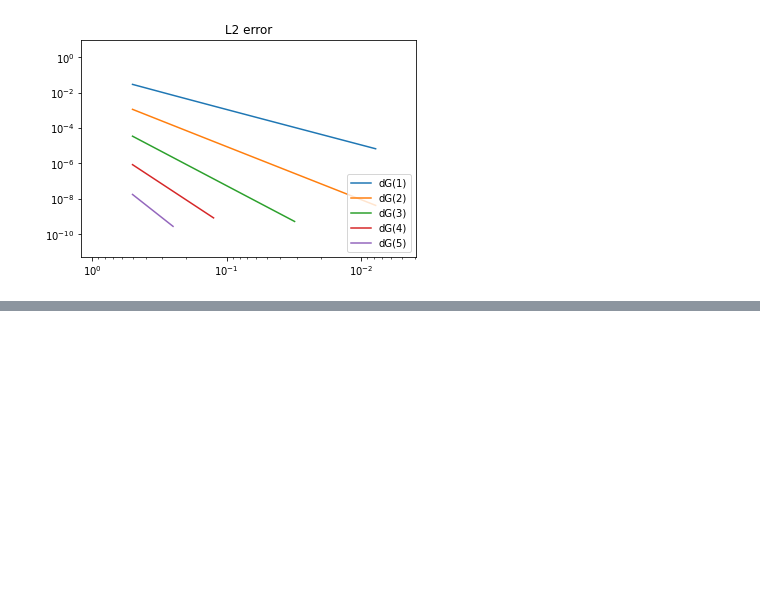
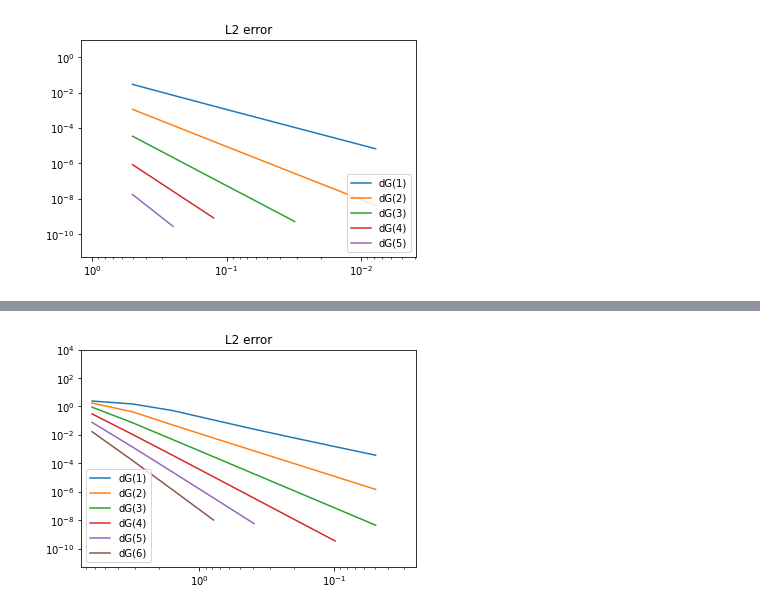
Before and after one commit to mathmerizing/PhD_SupplementaryMaterial, a Jupyter notebook: Time_FEM/Galerkin_AllAtOnce_Convergence.ipynb, the cells around one changed output, grey strips where cells are left out. Drawn from its saved outputs; the diff is of its cells as text; code cells hidden in the pictures; blank space fills up the shorter version.

Commit message:
Added all-at-once dG(r) in FEniCS for harmonic oscillator

```diff
--- a/Time_FEM/Galerkin_AllAtOnce_Convergence_Exponential_Growth.ipynb
+++ b/Time_FEM/Galerkin_AllAtOnce_Convergence.ipynb
@@ -336,0 +336,84 @@ Slope for dG(5): 5.996920271212073
+# %%
+# define temporal mesh
+t0 = 0. # start time
+T = 2. * np.pi # end time
+error = {"L2": {}}
+
+for r in range(1,7):
+    print("--------------")
+    print(f"|   r = {r}   |")
+    print("--------------")
+
+    error["L2"][r] = []
+
+    for n_time in [np.power(2,i) for i in range(0,8)]:
+        mesh = IntervalMesh(n_time, t0, T)
+        element = {
+            "u": VectorElement("DG", mesh.ufl_cell(), r),
+            "v": FiniteElement("DG", mesh.ufl_cell(), r),
+        }
+        V = FunctionSpace(mesh, MixedElement(*element.values()))
+
+        # Analytical solution U is used as Dirichlet BC
+        U_analytical = Expression(('sin(x[0])', 'cos(x[0])'), degree=2*r+3)
+        initial_time = CompiledSubDomain("near(x[0], 0) && on_boundary")
+        u0 = Constant(0.)
+        v0 = Constant(1.)
+        boundary_marker = MeshFunction("size_t", mesh, 0)
+        boundary_marker.set_all(0)
+        initial_time.mark(boundary_marker, 1)
+        #plot(mesh)
+        #plot(boundary_marker)
+        #plt.show()
+        d0 = Measure('ds', domain=mesh, subdomain_data=boundary_marker, subdomain_id=1)
+
+        # Define variational problem
+        U = TrialFunction(V)
+        Phi = TestFunction(V)
+
+        a_u = U[1].dx(0)*Phi[0]*dx + U[0]*Phi[0]*dx
+        a_v = U[0].dx(0)*Phi[1]*dx - U[1]*Phi[1]*dx
+        a = a_u + a_v
+
+        # NOTE: FEniCS has weird definitions for '+' and '-' on interior facets (https://fenicsproject.discourse.group/t/integrating-over-an-interior-surface/247/3)
+        # SOLUTION: just switch '+' and '-' in mathematical definition of jump terms
+        a_jumps_u = (U[1]('-')-U[1]('+'))*Phi[0]('-')*dS
+        a_jumps_v = (U[0]('-')-U[0]('+'))*Phi[1]('-')*dS
+        a_jumps = a_jumps_u + a_jumps_v
+
+        a_initial_u = U[1]('+')*Phi[0]('+')*d0
+        a_initial_v = U[0]('+')*Phi[1]('+')*d0
+        a_initial = a_initial_u + a_initial_v
+
+        L = u0*Phi[1]('+')*d0 + v0*Phi[0]('+')*d0
+
+        #for dof, dof_x in zip(V.dofmap().dofs(), V.tabulate_dof_coordinates().reshape((-1, 1))):
+        #    print(dof, ':', dof_x)
+
+        # Solve
+        U_k = Function(V)
+        #print(assemble(a + a_jumps + a_initial).array())
+        solve(a + a_jumps + a_initial == L, U_k)
+
+        k = (T - t0) / n_time
+        #print(np.array(u_k.vector()))
+        _error = errornorm(U_analytical, U_k, 'L2')
+        _error = sqrt(assemble((U_analytical[0]-U_k[0])*(U_analytical[0]-U_k[0])*dx + (U_analytical[1]-U_k[1])*(U_analytical[1]-U_k[1])*dx))
+        error["L2"][r].append([k, _error])
+
+print("L2-norm error")
+plt.title("L2 error")
+for r in error["L2"].keys():
+    k_vals = [e[0] for e in error["L2"][r] if e[1] > 1e-10]
+    err_vals = [e[1] for e in error["L2"][r] if e[1] > 1e-10]
+    if len(k_vals) > 1:
+        x = k_vals
+        y = err_vals
+        plt.plot(x, y, label=f"dG({r})")
+        plt.axis([2.*np.pi*1.2, 2.*np.pi*pow(0.5, 8), 5e-12, 1e4])
+        print(f"Slope for dG({r}): {(np.log(y[-1]) - np.log(y[-2])) / (np.log(x[-1]) - np.log(x[-2]))}")
+plt.legend(loc="lower left")
+plt.xscale("log")
+plt.yscale("log")
+plt.show()
+# %% [output]
@@ -336,0 +437 @@ Slope for dG(5): 5.996920271212073
+[figure, added]
```
Also changed, not shown: parts of 4 cells of this notebook.
